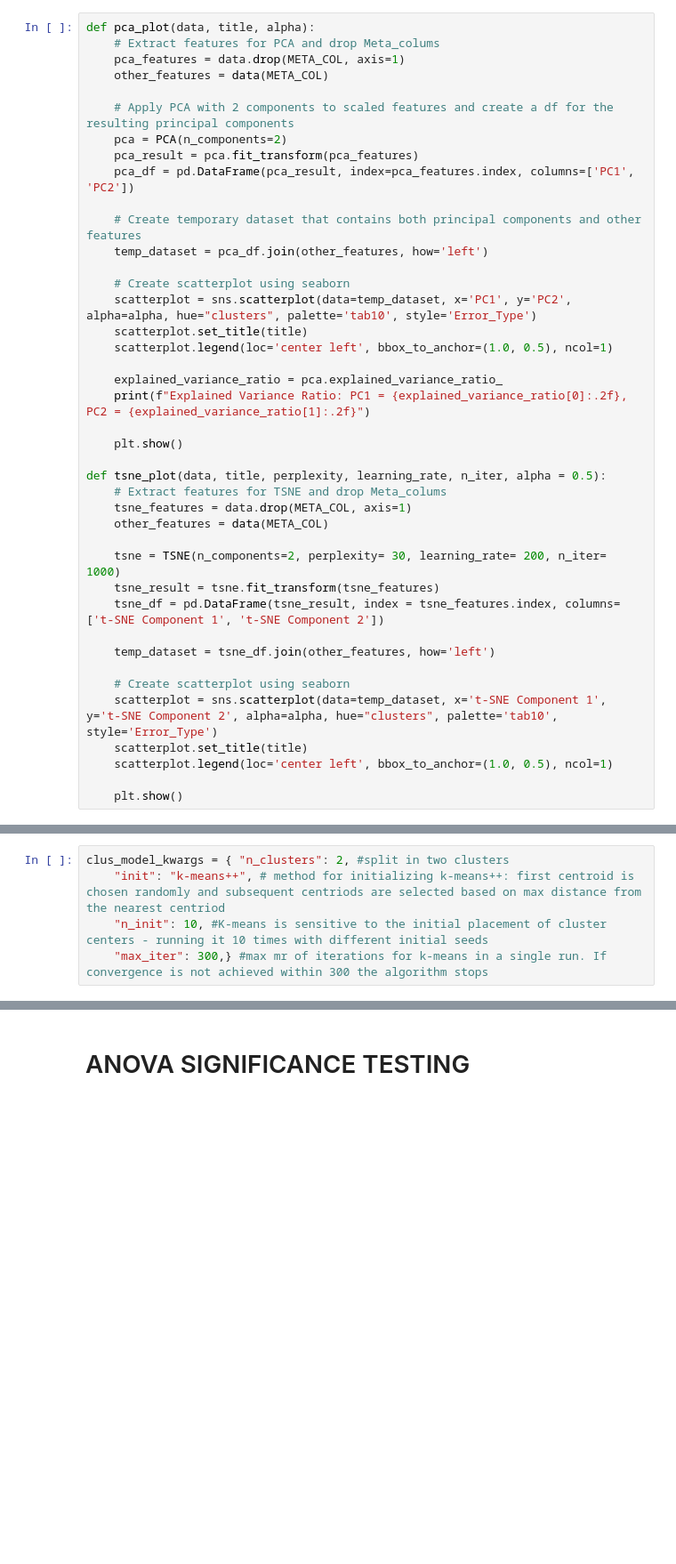
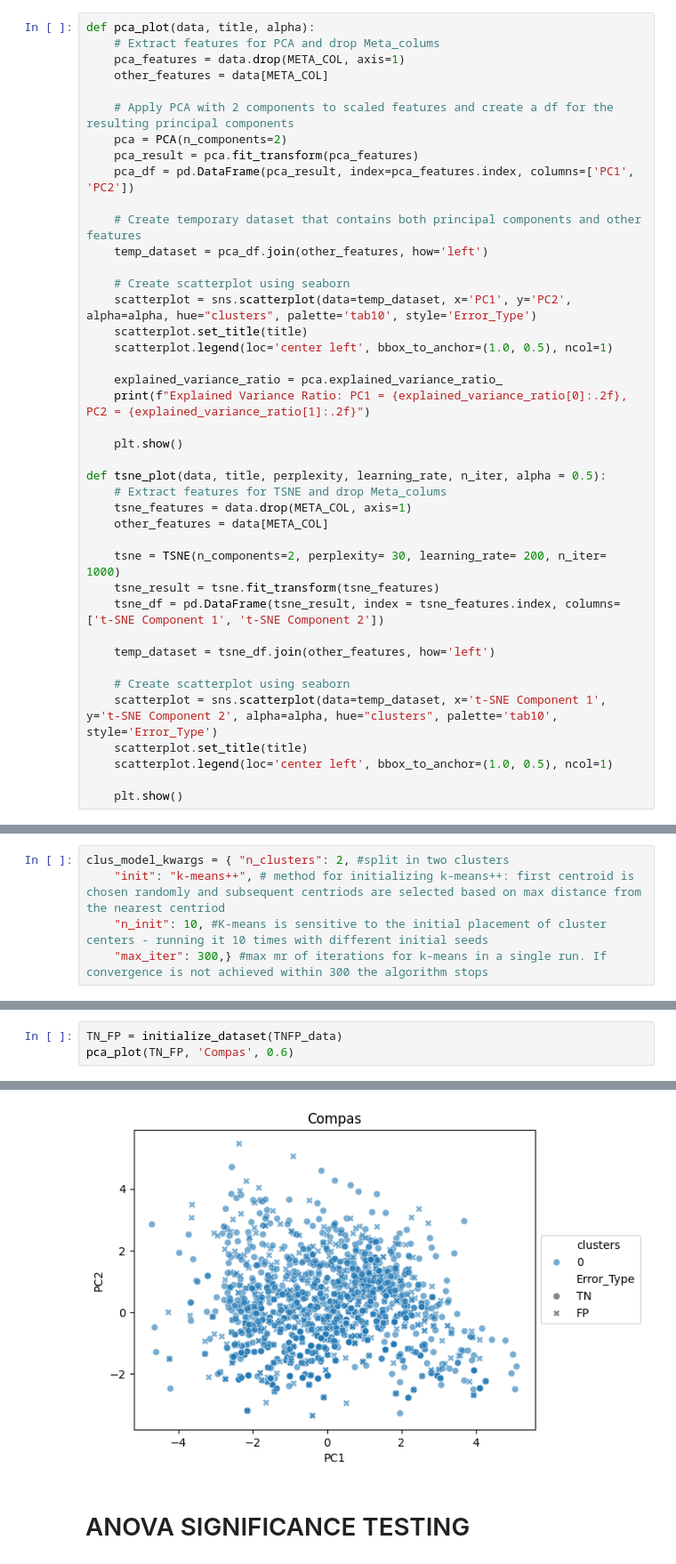
Before and after one commit to MDankloff/ClusterCompas, a Jupyter notebook: V2_COMPAS_Clustering_K_Means.ipynb, the cells around one changed output, grey strips where cells are left out. Shown: that part at 89% size. Saved outputs shown, nothing was run; the diff lists cells and outputs as text; blank space fills up the shorter version.

```diff
--- a/V2_COMPAS_Clustering_K_Means.ipynb
+++ b/V2_COMPAS_Clustering_K_Means.ipynb
@@ -195,7 +187,7 @@ def get_error_diff(data, cluster_id, cluster_col, bias_type = 'negative', baseli
 def pca_plot(data, title, alpha):
     # Extract features for PCA and drop Meta_colums
     pca_features = data.drop(META_COL, axis=1)
-    other_features = data(META_COL)
+    other_features = data[META_COL]
 
     # Apply PCA with 2 components to scaled features and create a df for the resulting principal components
     pca = PCA(n_components=2)
@@ -218,7 +210,7 @@ def pca_plot(data, title, alpha):
 def tsne_plot(data, title, perplexity, learning_rate, n_iter, alpha = 0.5):
     # Extract features for TSNE and drop Meta_colums
     tsne_features = data.drop(META_COL, axis=1)
-    other_features = data(META_COL)
+    other_features = data[META_COL]
 
     tsne = TSNE(n_components=2, perplexity= 30, learning_rate= 200, n_iter= 1000)
     tsne_result = tsne.fit_transform(tsne_features)
@@ -356,0 +348,4 @@ KeyError: "['clusters', 'new_clusters'] not found in axis"
+# %%
+TN_FP = initialize_dataset(TNFP_data)
+pca_plot(TN_FP, 'Compas', 0.6)
+# %% [output]
@@ -357,2 +353,3 @@ KeyError: "['clusters', 'new_clusters'] not found in axis"
+[figure, added]
 # %% [markdown]
 # ANOVA SIGNIFICANCE TESTING
```
Also changed, not shown: parts of 6 cells of this notebook.
